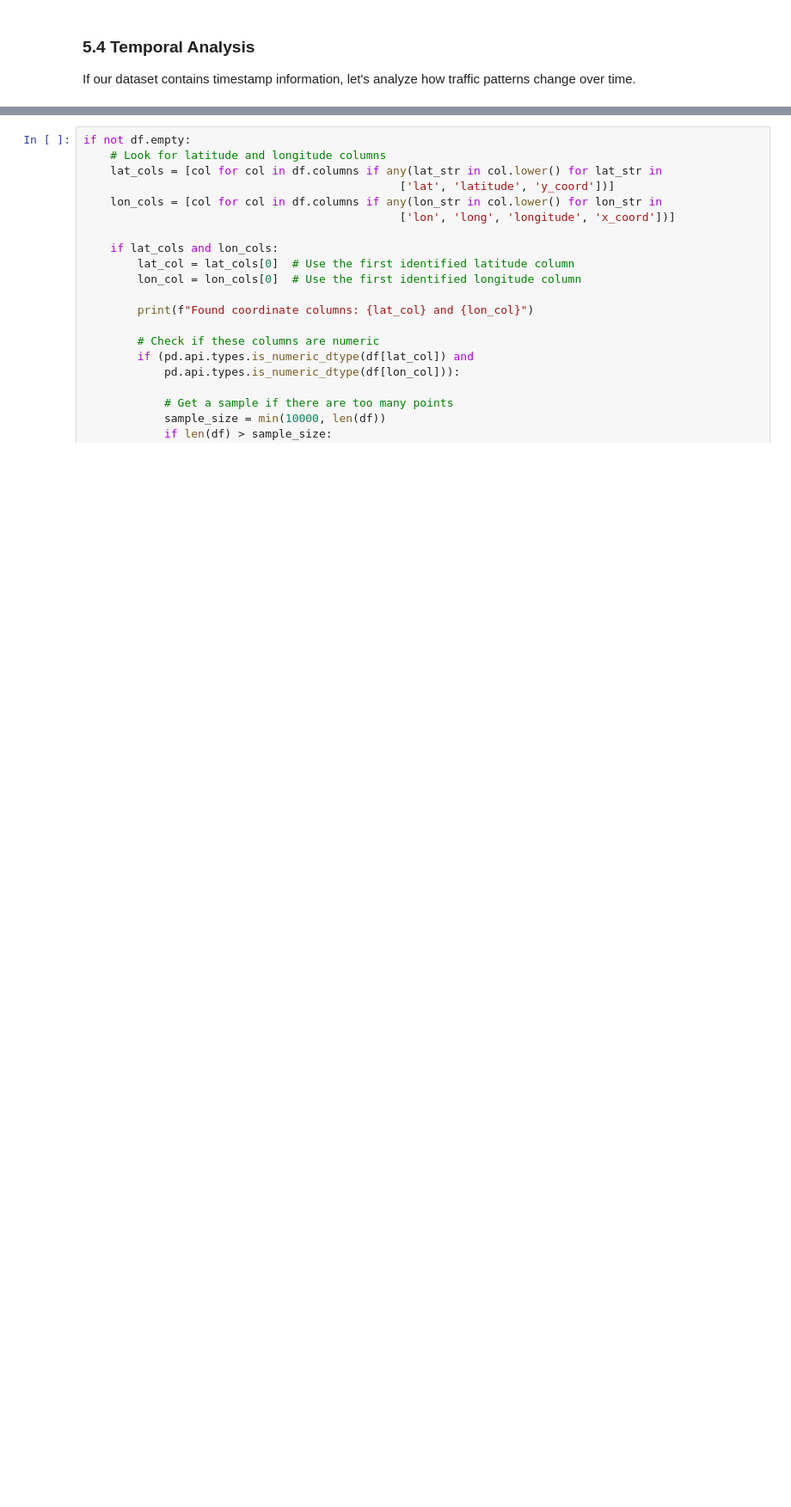
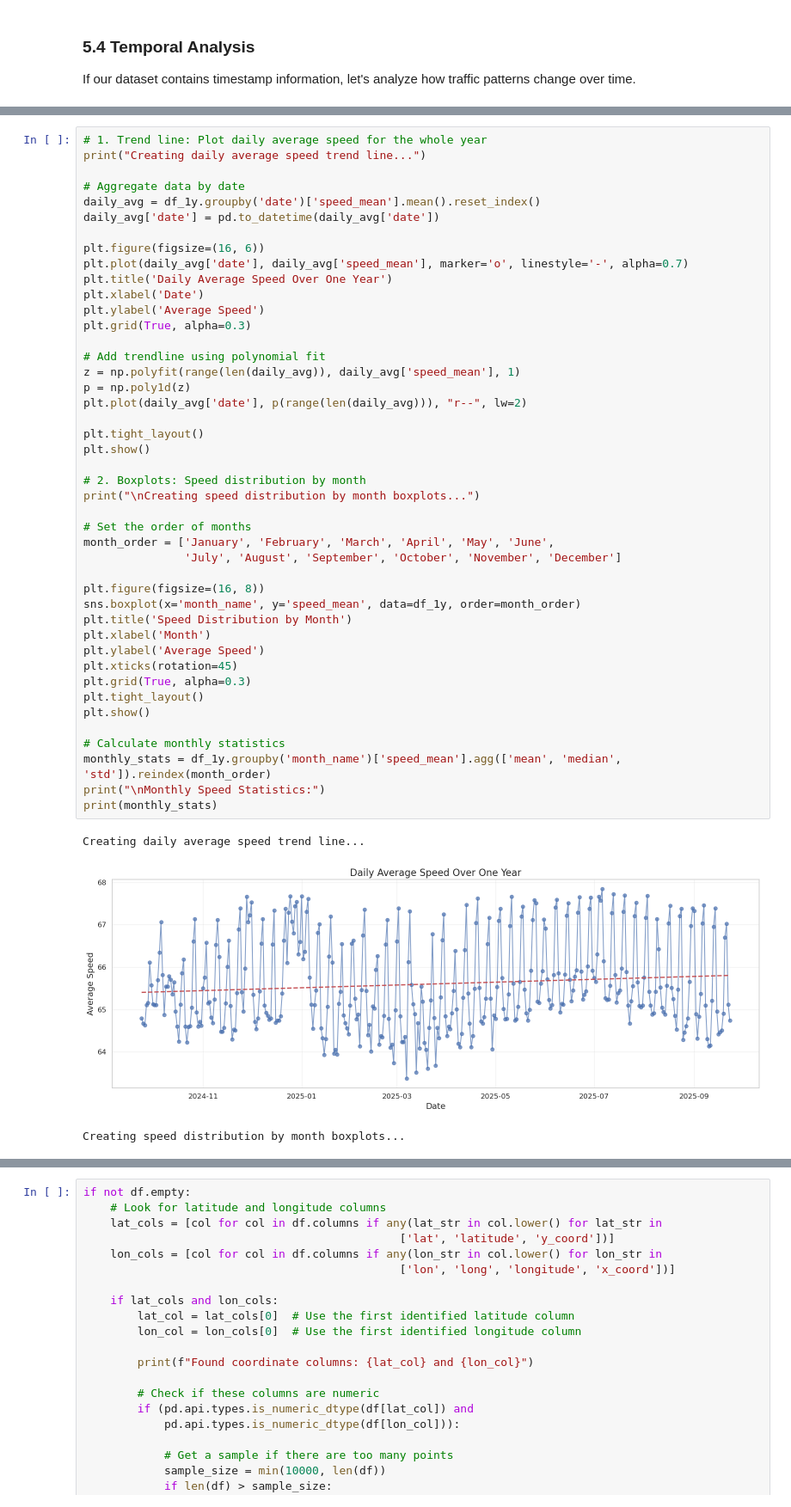
Before and after one commit to kdona/fall-2025-traffic-prediction, a Jupyter notebook: notebooks/eda.ipynb, the cells around one changed output, grey strips where cells are left out. Shown at 86% size. Drawn from its saved outputs; the diff is of its cells as text; blank space fills up the shorter version.

```diff
--- a/notebooks/eda.ipynb
+++ b/notebooks/eda.ipynb
@@ -553,0 +717,48 @@ If our dataset contains geographic coordinates, let's visualize the traffic data
+# %%
+# 1. Trend line: Plot daily average speed for the whole year
+print("Creating daily average speed trend line...")
+
+# Aggregate data by date
+daily_avg = df_1y.groupby('date')['speed_mean'].mean().reset_index()
+daily_avg['date'] = pd.to_datetime(daily_avg['date'])
+
+plt.figure(figsize=(16, 6))
+plt.plot(daily_avg['date'], daily_avg['speed_mean'], marker='o', linestyle='-', alpha=0.7)
+plt.title('Daily Average Speed Over One Year')
+plt.xlabel('Date')
+plt.ylabel('Average Speed')
+plt.grid(True, alpha=0.3)
+
+# Add trendline using polynomial fit
+z = np.polyfit(range(len(daily_avg)), daily_avg['speed_mean'], 1)
+p = np.poly1d(z)
+plt.plot(daily_avg['date'], p(range(len(daily_avg))), "r--", lw=2)
+
+plt.tight_layout()
+plt.show()
+
+# 2. Boxplots: Speed distribution by month
+print("\nCreating speed distribution by month boxplots...")
+
+# Set the order of months
+month_order = ['January', 'February', 'March', 'April', 'May', 'June',
+               'July', 'August', 'September', 'October', 'November', 'December']
+
+plt.figure(figsize=(16, 8))
+sns.boxplot(x='month_name', y='speed_mean', data=df_1y, order=month_order)
+plt.title('Speed Distribution by Month')
+plt.xlabel('Month')
+plt.ylabel('Average Speed')
+plt.xticks(rotation=45)
+plt.grid(True, alpha=0.3)
+plt.tight_layout()
+plt.show()
+
+# Calculate monthly statistics
+monthly_stats = df_1y.groupby('month_name')['speed_mean'].agg(['mean', 'median', 'std']).reindex(month_order)
+print("\nMonthly Speed Statistics:")
+print(monthly_stats)
+# %% [output]
+Creating daily average speed trend line...
+[figure, added]
+Creating speed distribution by month boxplots...
```
Also changed, not shown: parts of 13 cells of this notebook, 2 other files.
